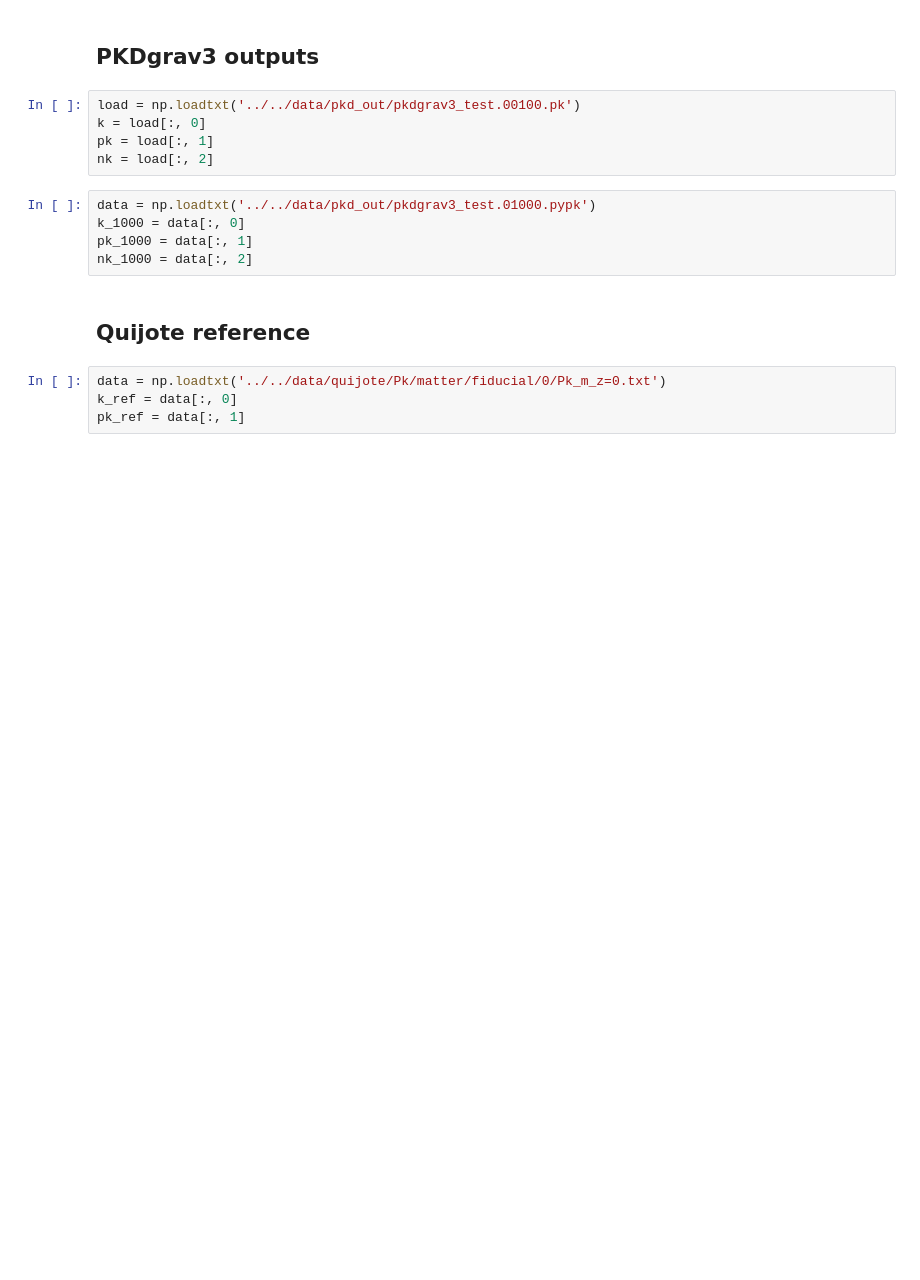
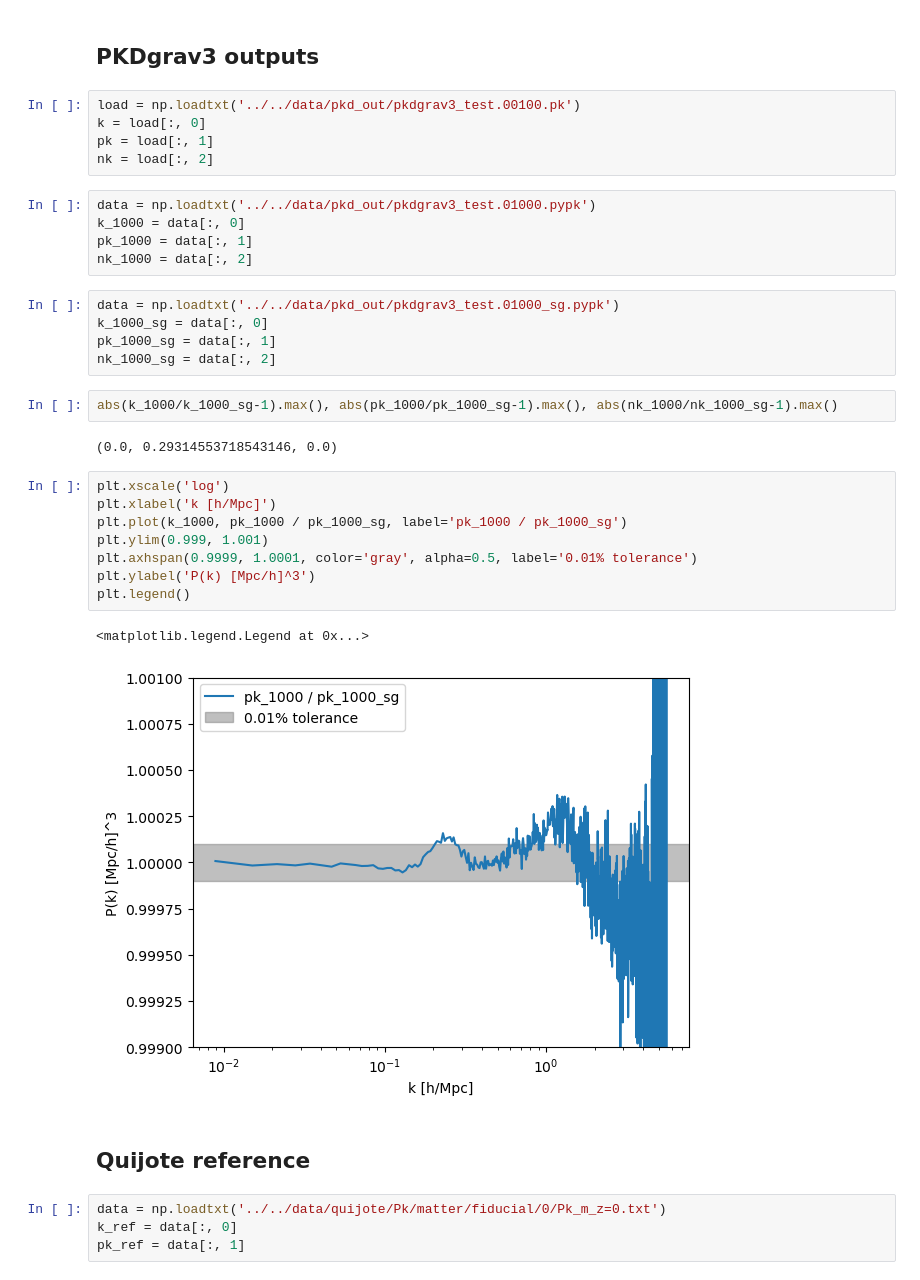
Before and after one commit to SiyiZhao/LPNGsimZoo, a Jupyter notebook: codes/plot/pkd_out.ipynb, the cells around one changed output. Cells and saved outputs as stored; diff of their text form; blank space fills up the shorter version.

```diff
--- a/codes/plot/pkd_out.ipynb
+++ b/codes/plot/pkd_out.ipynb
@@ -13,6 +13,26 @@ data = np.loadtxt('../../data/pkd_out/pkdgrav3_test.01000.pypk')
 k_1000 = data[:, 0]
 pk_1000 = data[:, 1]
 nk_1000 = data[:, 2]
+# %%
+data = np.loadtxt('../../data/pkd_out/pkdgrav3_test.01000_sg.pypk')
+k_1000_sg = data[:, 0]
+pk_1000_sg = data[:, 1]
+nk_1000_sg = data[:, 2]
+# %%
+abs(k_1000/k_1000_sg-1).max(), abs(pk_1000/pk_1000_sg-1).max(), abs(nk_1000/nk_1000_sg-1).max()
+# %% [output]
+(0.0, 0.29314553718543146, 0.0)
+# %%
+plt.xscale('log')
+plt.xlabel('k [h/Mpc]')
+plt.plot(k_1000, pk_1000 / pk_1000_sg, label='pk_1000 / pk_1000_sg')
+plt.ylim(0.999, 1.001)
+plt.axhspan(0.9999, 1.0001, color='gray', alpha=0.5, label='0.01% tolerance')
+plt.ylabel('P(k) [Mpc/h]^3')
+plt.legend()
+# %% [output]
+<matplotlib.legend.Legend at 0x...>
+[figure, added]
 # %% [markdown]
 ## Quijote reference
 # %%
```
Also changed, not shown: 1 other file.
